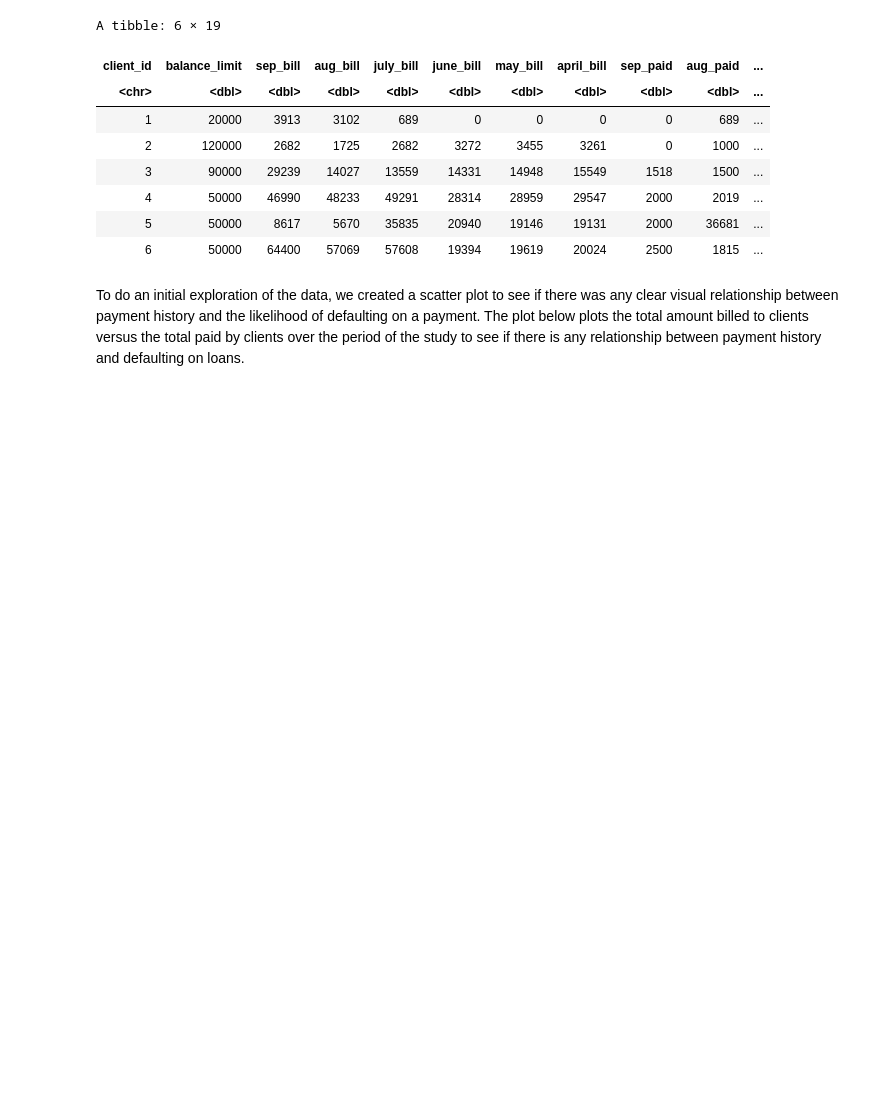
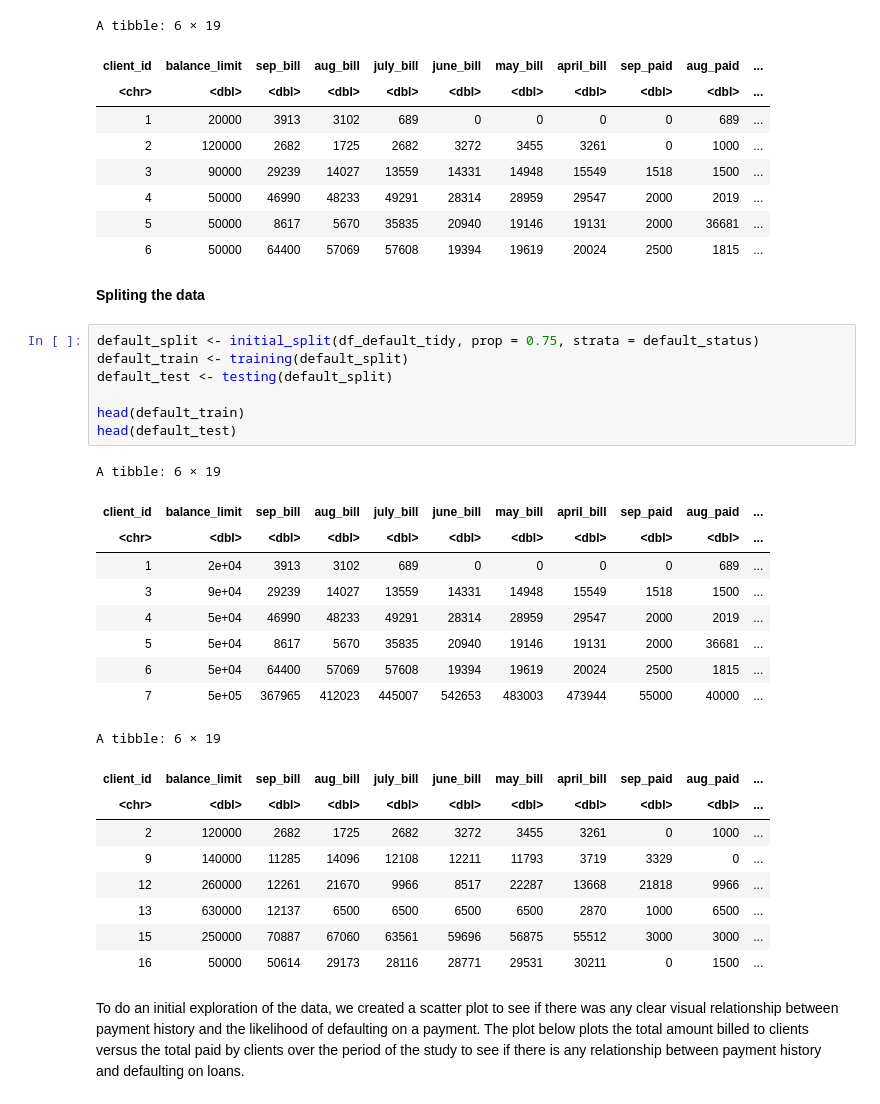
Before and after one commit to jorosafi/dsci-group-project, a Jupyter notebook: default-prediction.ipynb, the cells around one changed output. Drawn from its saved outputs; the diff is of its cells as text; blank space fills up the shorter version.

```diff
--- a/default-prediction.ipynb
+++ b/default-prediction.ipynb
@@ -81,6 +99,34 @@ A tibble: 6 × 19
 | 4 | 50000 | 46990 | 48233 | 49291 | 28314 | 28959 | 29547 | 2000 | 2019 | ... |
 | 5 | 50000 | 8617 | 5670 | 35835 | 20940 | 19146 | 19131 | 2000 | 36681 | ... |
 | 6 | 50000 | 64400 | 57069 | 57608 | 19394 | 19619 | 20024 | 2500 | 1815 | ... |
+# %% [markdown]
+**Spliting the data**
+# %%
+default_split <- initial_split(df_default_tidy, prop = 0.75, strata = default_status)
+default_train <- training(default_split)
+default_test <- testing(default_split)
+
+head(default_train)
+head(default_test)
+# %% [output]
+A tibble: 6 × 19
+| client_id | balance_limit | sep_bill | aug_bill | july_bill | june_bill | may_bill | april_bill | sep_paid | aug_paid | ... |
+| <chr> | <dbl> | <dbl> | <dbl> | <dbl> | <dbl> | <dbl> | <dbl> | <dbl> | <dbl> | ... |
+| 1 | 2e+04 | 3913 | 3102 | 689 | 0 | 0 | 0 | 0 | 689 | ... |
+| 3 | 9e+04 | 29239 | 14027 | 13559 | 14331 | 14948 | 15549 | 1518 | 1500 | ... |
+| 4 | 5e+04 | 46990 | 48233 | 49291 | 28314 | 28959 | 29547 | 2000 | 2019 | ... |
+| 5 | 5e+04 | 8617 | 5670 | 35835 | 20940 | 19146 | 19131 | 2000 | 36681 | ... |
+| 6 | 5e+04 | 64400 | 57069 | 57608 | 19394 | 19619 | 20024 | 2500 | 1815 | ... |
+| 7 | 5e+05 | 367965 | 412023 | 445007 | 542653 | 483003 | 473944 | 55000 | 40000 | ... |
+A tibble: 6 × 19
+| client_id | balance_limit | sep_bill | aug_bill | july_bill | june_bill | may_bill | april_bill | sep_paid | aug_paid | ... |
+| <chr> | <dbl> | <dbl> | <dbl> | <dbl> | <dbl> | <dbl> | <dbl> | <dbl> | <dbl> | ... |
+| 2 | 120000 | 2682 | 1725 | 2682 | 3272 | 3455 | 3261 | 0 | 1000 | ... |
+| 9 | 140000 | 11285 | 14096 | 12108 | 12211 | 11793 | 3719 | 3329 | 0 | ... |
+| 12 | 260000 | 12261 | 21670 | 9966 | 8517 | 22287 | 13668 | 21818 | 9966 | ... |
+| 13 | 630000 | 12137 | 6500 | 6500 | 6500 | 6500 | 2870 | 1000 | 6500 | ... |
+| 15 | 250000 | 70887 | 67060 | 63561 | 59696 | 56875 | 55512 | 3000 | 3000 | ... |
+| 16 | 50000 | 50614 | 29173 | 28116 | 28771 | 29531 | 30211 | 0 | 1500 | ... |
 # %% [markdown]
 To do an initial exploration of the data, we created a scatter plot to see if there was any clear visual relationship between payment history and the likelihood of defaulting on a payment. The plot below plots the total amount billed to clients versus the total paid by clients over the period of the study to see if there is any relationship between payment history and defaulting on loans.
 # %%
```
Also changed, not shown: parts of 2 cells of this notebook.
